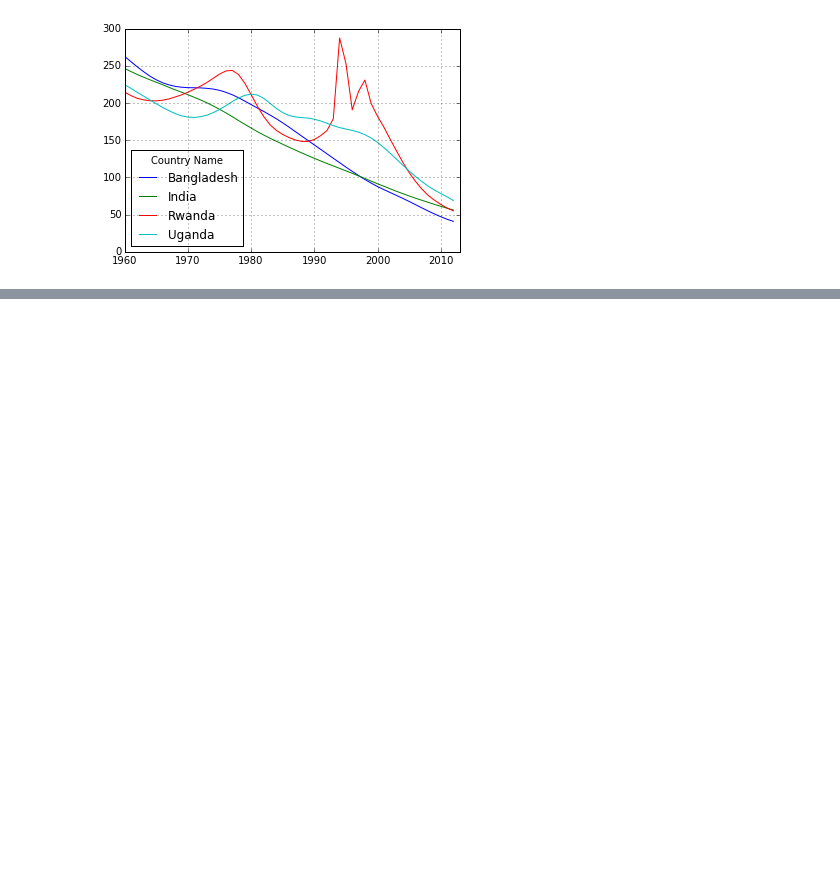
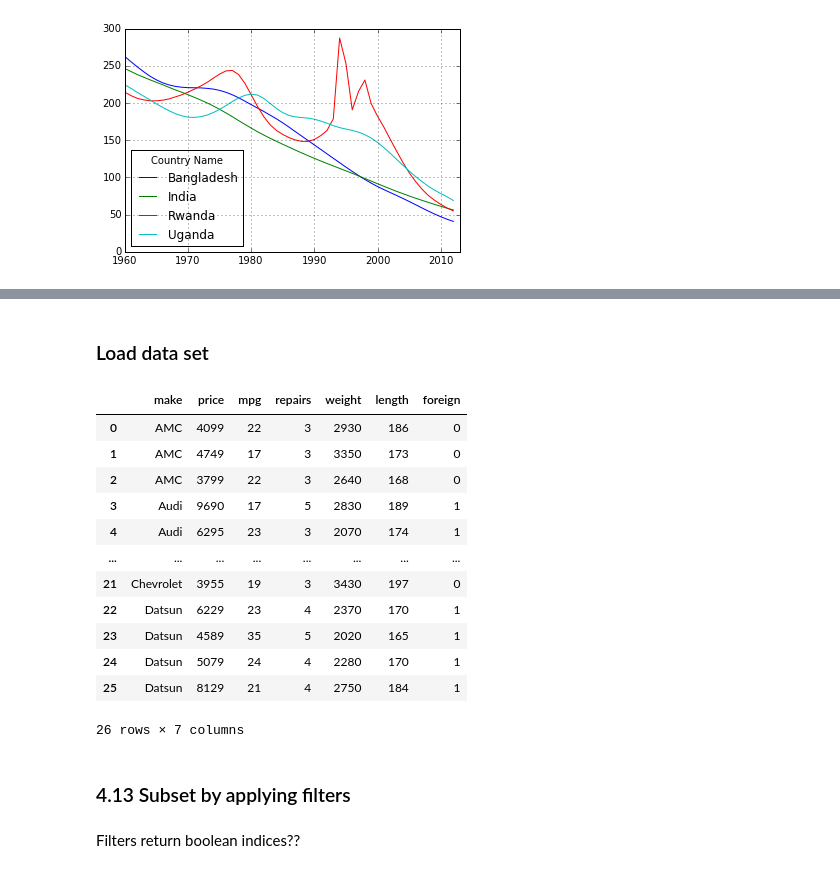
Before and after one commit to r-handsfield/datasciencepython, a Jupyter notebook: pandas_tutorials/2-3_subsetting_data.ipynb, the cells around one changed output, grey strips where cells are left out. Cells and saved outputs as stored; diff of their text form; code cells hidden in the pictures; blank space fills up the shorter version.

```diff
--- a/pandas_tutorials/2-3_subsetting_data.ipynb
+++ b/pandas_tutorials/2-3_subsetting_data.ipynb
@@ -139,0 +159,29 @@ comparison.plot()
+# %% [markdown]
+### Load data set
+# %%
+# create df from csv
+url = 'https://raw.github.com/alfredessa/pdacookbook/master/data/auto.csv'
+
+auto = pandas.read_csv(url)
+# %%
+# output is limited to 10 rows (head & tail) by: pandas.set_option('display.max_rows', 10)
+
+auto
+# %% [output]
+|  | make | price | mpg | repairs | weight | length | foreign |
+| 0 | AMC | 4099 | 22 | 3 | 2930 | 186 | 0 |
+| 1 | AMC | 4749 | 17 | 3 | 3350 | 173 | 0 |
+| 2 | AMC | 3799 | 22 | 3 | 2640 | 168 | 0 |
+| 3 | Audi | 9690 | 17 | 5 | 2830 | 189 | 1 |
+| 4 | Audi | 6295 | 23 | 3 | 2070 | 174 | 1 |
+| ... | ... | ... | ... | ... | ... | ... | ... |
+| 21 | Chevrolet | 3955 | 19 | 3 | 3430 | 197 | 0 |
+| 22 | Datsun | 6229 | 23 | 4 | 2370 | 170 | 1 |
+| 23 | Datsun | 4589 | 35 | 5 | 2020 | 165 | 1 |
+| 24 | Datsun | 5079 | 24 | 4 | 2280 | 170 | 1 |
+| 25 | Datsun | 8129 | 21 | 4 | 2750 | 184 | 1 |
+26 rows × 7 columns
+# %% [markdown]
+### 4.13 Subset by applying filters
+# %% [markdown]
+Filters return boolean indices??
```
Also changed, not shown: parts of 26 cells of this notebook, 1 other file.
